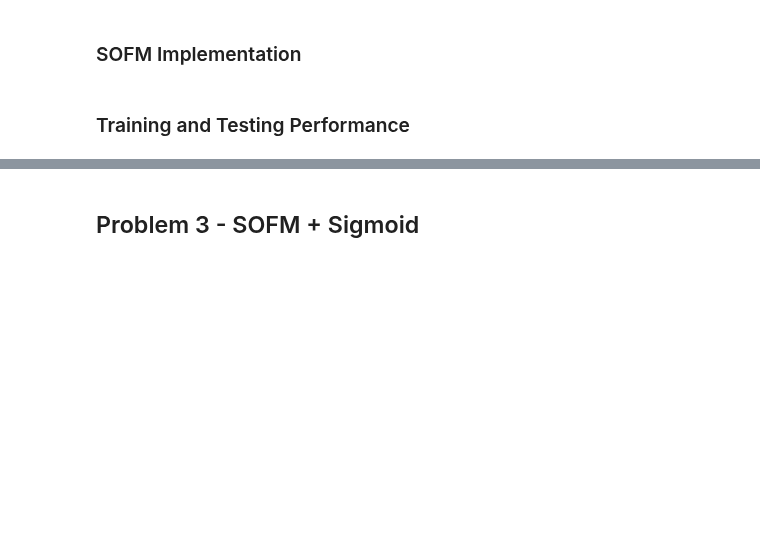
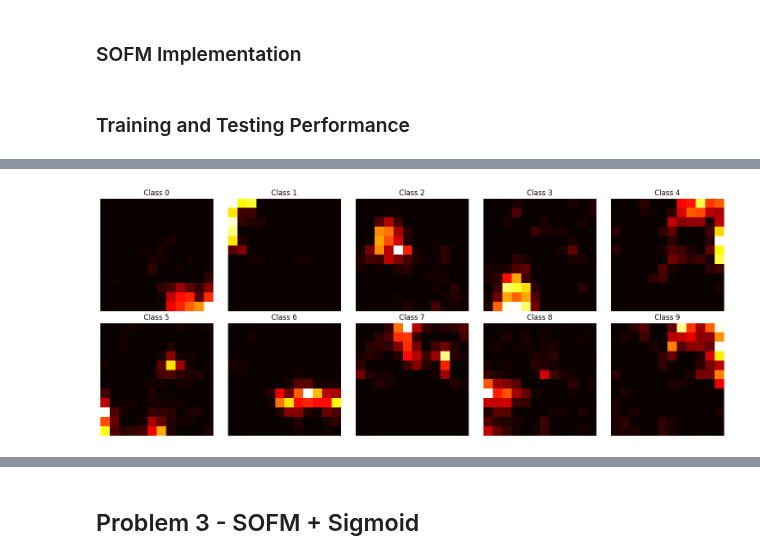
Before and after one commit to Rai1975/Intelligent_Systems, a Jupyter notebook: HW5/sofm.ipynb, the cells around one changed output, grey strips where cells are left out. Cells and saved outputs as stored; diff of their text form; code cells hidden in the pictures; blank space fills up the shorter version.

```diff
--- a/HW5/sofm.ipynb
+++ b/HW5/sofm.ipynb
@@ -280,0 +286,23 @@ Total overlaps: 1113
+# %%
+def compute_neuron_overlaps(som, data, labels):
+    neuron_to_classes = {i: [] for i in range(som.num_neurons)}
+
+    for x, y in zip(data, labels):
+        bmu = som.find_bmu(x)
+        neuron_to_classes[bmu].append(int(y))
+
+    mixed = 0
+    per_neuron_info = {}
+
+    for i in range(som.num_neurons):
+        classes = set(neuron_to_classes[i])
+        per_neuron_info[i] = classes
+        if len(classes) > 1:
+            mixed += 1
+
+    return mixed, per_neuron_info
+
+X_train_norm = X_train / (np.linalg.norm(X_train, axis=1, keepdims=True) + 1e-10)
+mixed, info = compute_neuron_overlaps(som, X_train_norm[:1000], Y_train[:1000])
+print(f"Mixed neurons: {mixed}/{som.num_neurons}")
+print(f"Overlap ratio: {mixed / som.num_neurons:.2f}")
@@ -286,3 +353,8 @@ som.plot_activity_maps(class_activity)
+# %%
+class_activity = som.test(X_train_norm, Y_train)
+som.plot_activity_maps(class_activity)
+# %% [output]
+[figure, added]
 # %%
 som.plot_weight_grid()
 # %% [output]
```
Also changed, not shown: parts of 19 cells of this notebook.
